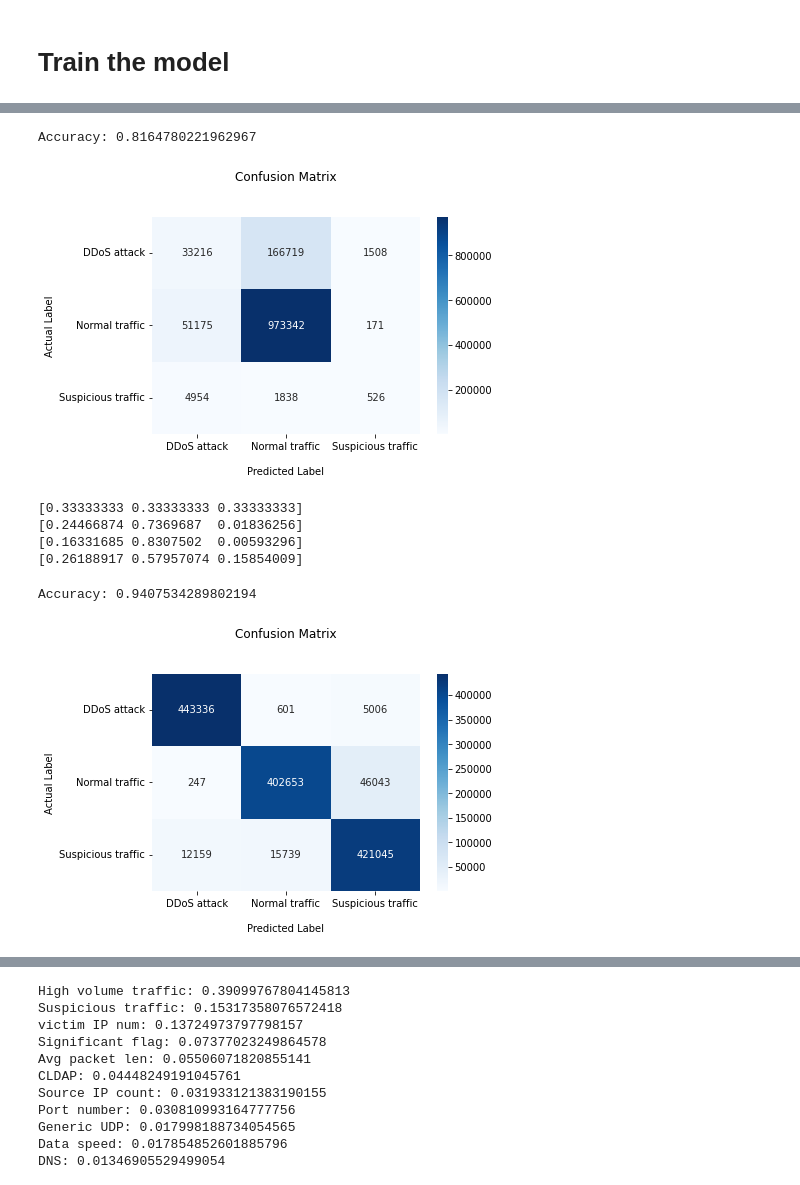
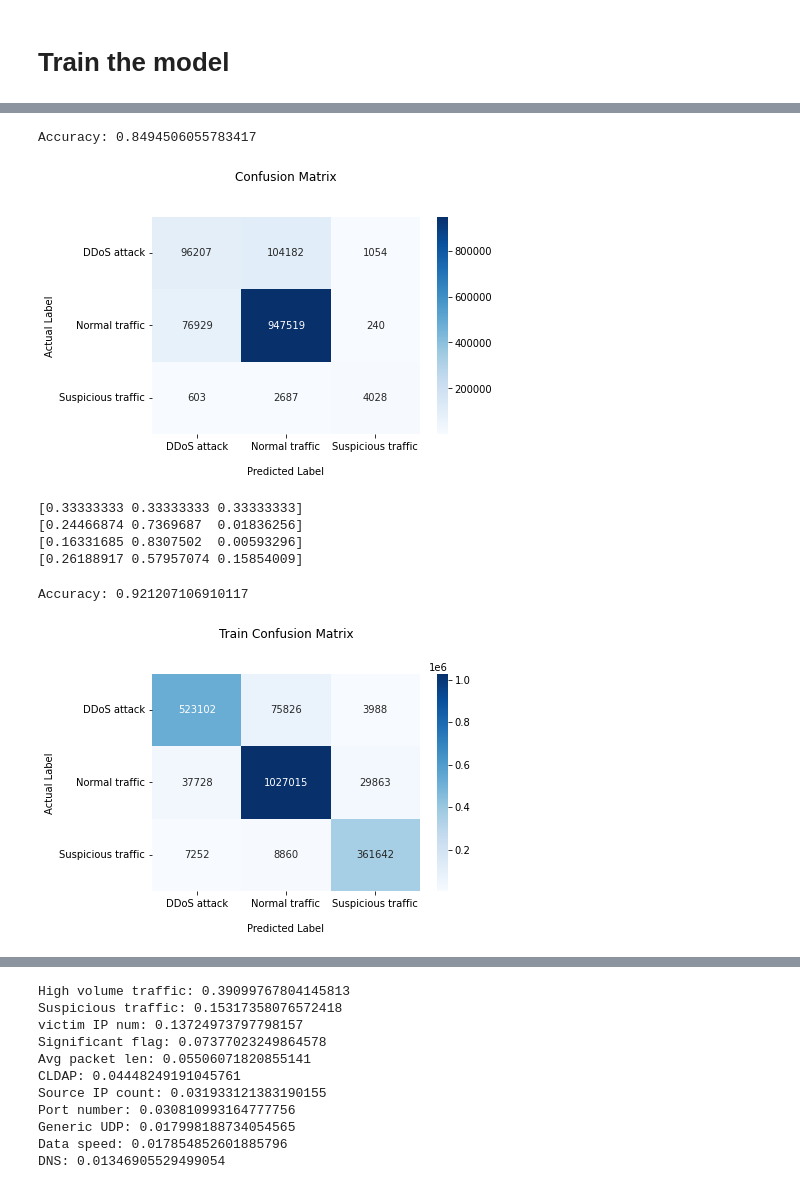
Before and after one commit to LordLokator/ADAML_24, a Jupyter notebook: notebooks/xgboost.ipynb, the cells around one changed output, grey strips where cells are left out. Saved outputs shown, nothing was run; the diff lists cells and outputs as text; code cells hidden in the pictures.

```diff
--- a/notebooks/xgboost.ipynb
+++ b/notebooks/xgboost.ipynb
@@ -48,8 +49,8 @@ def preprocess(df, label_encoder = None):
     return X, y, label_encoder
 # %%
 # preprocess the datasets
-X_train, y_train, target_label_encoder =  preprocess(train_df)
-X_valid, y_valid, _ =  preprocess(valid_df, label_encoder=target_label_encoder)
+X_train_, y_train_, target_label_encoder =  preprocess(train_df)
+X_valid_, y_valid_, _ =  preprocess(valid_df, label_encoder=target_label_encoder)
 X_test, y_test, _ =  preprocess(test_df, label_encoder=target_label_encoder)
 X_gen, y_gen, _ =  preprocess(gen_df, label_encoder=target_label_encoder)
 # %%
@@ -59,9 +72,15 @@ print(X_train.shape, X_valid.shape, X_test.shape, X_gen.shape)
+# %%
+# train test split
+merge_X = np.vstack((X_train_,X_valid_))
+merge_Y = np.concatenate((y_train_, y_valid_))
+
+X_train, X_valid, y_train, y_valid = train_test_split(merge_X, merge_Y, test_size=0.2, random_state=42)
 # %% [markdown]
 # Train the model
 # %%
 # Initialize XGBoost classifier
-xgb_classifier = xgb.XGBClassifier(objective='multi:softmax', num_class=3, random_state=42)
+xgb_classifier = xgb.XGBClassifier(objective='multi:softmax', num_class=3, random_state=42, n_estimators = 500)
 
 # Train the classifier on the training data and evaluate on the validation set
-xgb_classifier.fit(X_train, y_train, eval_set=[(X_test, y_test)], eval_metric=['merror'], early_stopping_rounds=10)
+xgb_classifier.fit(X_train, y_train, eval_set=[(X_valid, y_valid)], eval_metric=['merror'], early_stopping_rounds=10)
 # %% [output]
@@ -114,8 +133,8 @@ ax.set_ylabel('Actual Label')
 ## Display the visualization of the Confusion Matrix.
 plt.show()
 # %% [output]
-Accuracy: 0.8164780221962967
+Accuracy: 0.8494506055783417
-[figure, old version]
+[figure, new version]
 # %%
 print(np.unique(y_train, return_counts=True)[1] / len(y_train))
 print(np.unique(y_valid, return_counts=True)[1] / len(y_valid))
@@ -129,26 +148,26 @@ print(np.unique(y_gen, return_counts=True)[1] / len(y_gen))
 # %%
 # Make predictions on the test data
 y_pred = xgb_classifier.predict(X_train)
 
 # Calculate accuracy of the model
 accuracy = accuracy_score(y_train, y_pred)
 print("Accuracy:", accuracy)
 
 cf_matrix = confusion_matrix(y_train, y_pred)
 
 class_names = target_label_encoder.inverse_transform([0,1,2])
 
 ax = sns.heatmap(cf_matrix, annot=True, cmap='Blues',fmt = 'd', xticklabels=class_names, yticklabels=class_names)
 
-ax.set_title('Confusion Matrix\n\n')
+ax.set_title('Train Confusion Matrix\n\n')
 ax.set_xlabel('\nPredicted Label')
 ax.set_ylabel('Actual Label')
 
 ## Display the visualization of the Confusion Matrix.
 plt.show()
 # %% [output]
-Accuracy: 0.9407534289802194
+Accuracy: 0.921207106910117
-[figure, old version]
+[figure, new version]
 # %%
 # Make predictions on the test data
 y_pred = xgb_classifier.predict(X_valid)
```
Also changed, not shown: parts of 11 cells of this notebook, 4 other files.
